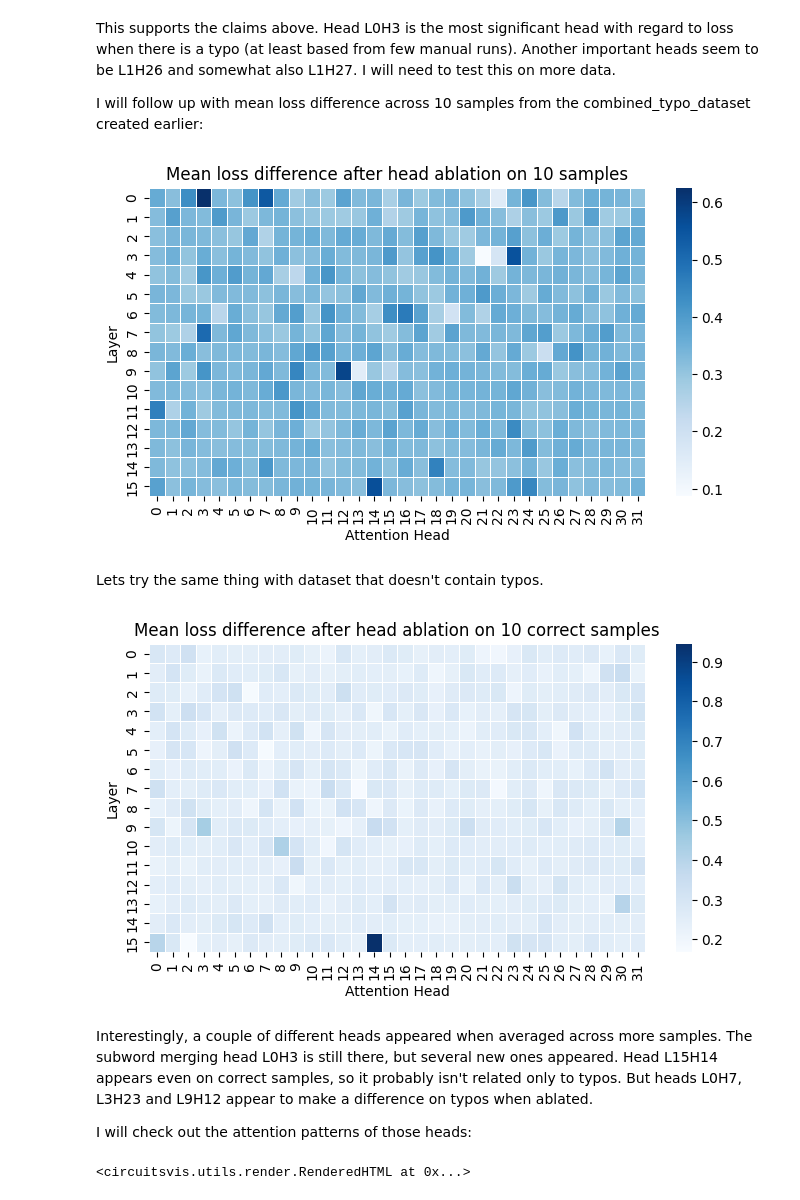
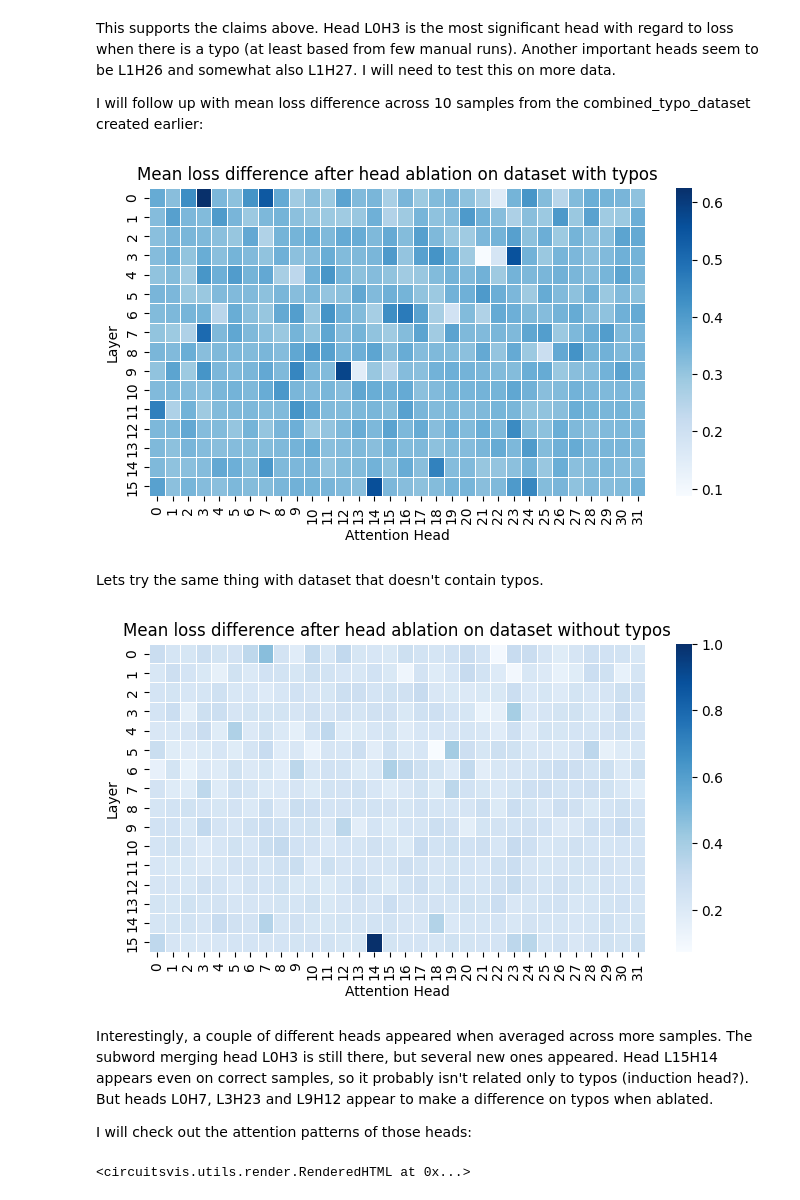
Before and after one commit to idostik/llm-typos-interpretability, a Jupyter notebook: llm-typo-experiment.ipynb, the cells around one changed output. Saved outputs shown, nothing was run; the diff lists cells and outputs as text; code cells hidden in the pictures.

Commit message:
Add another plot

```diff
--- a/llm-typo-experiment.ipynb
+++ b/llm-typo-experiment.ipynb
@@ -293,30 +293,33 @@ loss_matrix_dataset = get_ablation_loss_all_heads_dataset(combined_typo_dataset,
 fig = plt.figure(figsize=(8, 4))
 sns.heatmap(loss_matrix_dataset, cmap='Blues', linewidths=0.5)
 
-plt.title("Mean loss difference after head ablation on 10 samples")
+plt.title("Mean loss difference after head ablation on dataset with typos")
 plt.xlabel("Attention Head")
 plt.ylabel("Layer")
 
 plt.show()
 # %% [output]
-[figure, old version]
+[figure, new version]
 # %% [markdown]
 Lets try the same thing with dataset that doesn't contain typos.
+# %%
+# Try the same but only with correct text
+combined_correct_dataset = [f'Text: "{correct}" Corrected: "{correct}"' for correct in correct_dataset]
 # %%
-loss_matrix_correct_dataset = get_ablation_loss_all_heads_dataset(correct_dataset, normalize=True)
+loss_matrix_correct_dataset = get_ablation_loss_all_heads_dataset(combined_correct_dataset, normalize=True)
 # %%
 fig = plt.figure(figsize=(8, 4))
 sns.heatmap(loss_matrix_correct_dataset, cmap='Blues', linewidths=0.5)
 
-plt.title("Mean loss difference after head ablation on 10 correct samples")
+plt.title("Mean loss difference after head ablation on dataset without typos")
 plt.xlabel("Attention Head")
 plt.ylabel("Layer")
 
 plt.show()
 # %% [output]
-[figure, old version]
+[figure, new version]
 # %% [markdown]
-Interestingly, a couple of different heads appeared when averaged across more samples. The subword merging head L0H3 is still there, but several new ones appeared. Head L15H14 appears even on correct samples, so it probably isn't related only to typos. But heads L0H7, L3H23 and L9H12 appear to make a difference on typos when ablated.
+Interestingly, a couple of different heads appeared when averaged across more samples. The subword merging head L0H3 is still there, but several new ones appeared. Head L15H14 appears even on correct samples, so it probably isn't related only to typos (induction head?). But heads L0H7, L3H23 and L9H12 appear to make a difference on typos when ablated.
 
 I will check out the attention patterns of those heads:
 # %%
```
Also changed, not shown: parts of 11 cells of this notebook.
